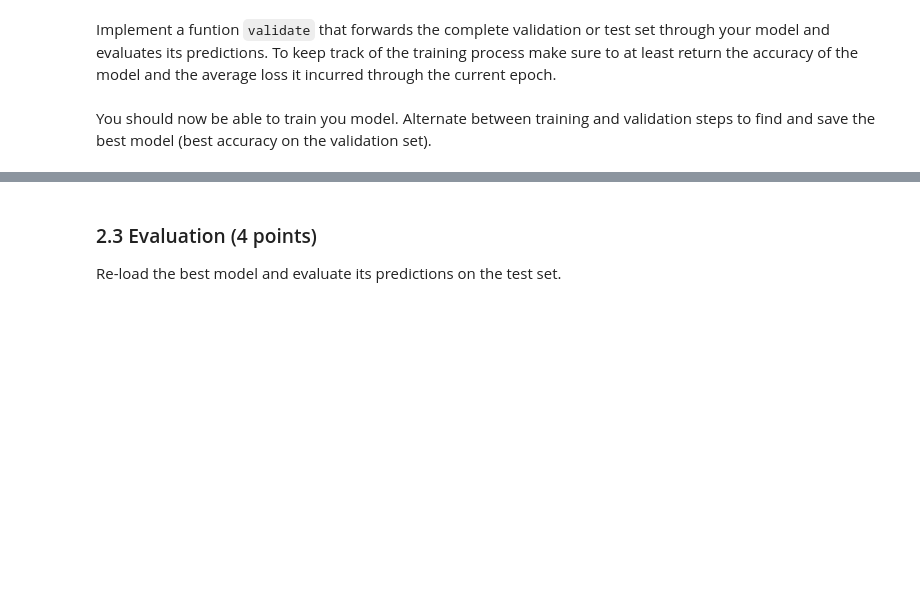
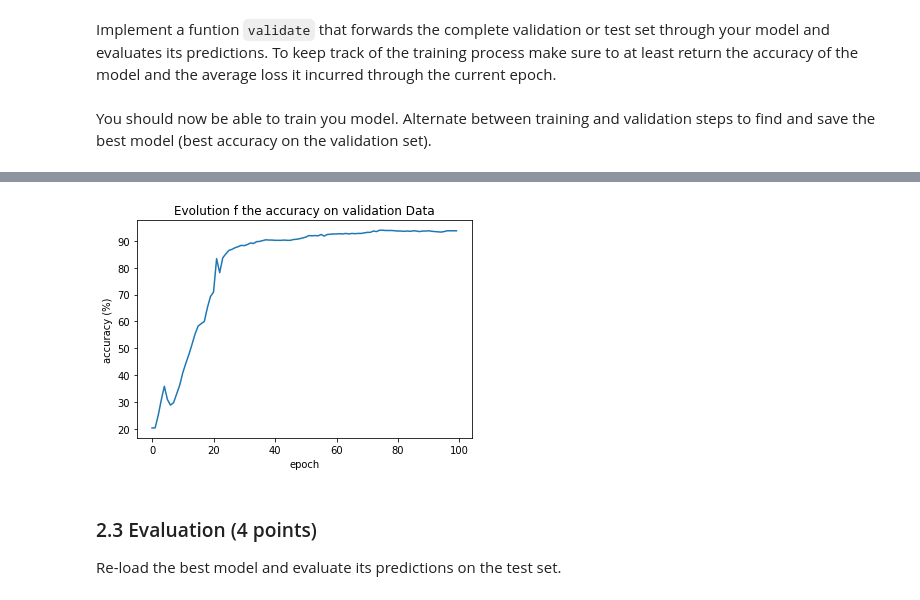
Before and after one commit to rinoago/iapr, a Jupyter notebook: labs/lab_03_classification.ipynb, the cells around one changed output, grey strips where cells are left out. Cells and saved outputs as stored; diff of their text form; code cells hidden in the pictures; blank space fills up the shorter version.

```diff
--- a/labs/lab_03_classification.ipynb
+++ b/labs/lab_03_classification.ipynb
@@ -491,6 +503,6 @@ optimizer = ### YOUR CODE
 # %%
 # Set the loss
-criterion = ### YOUR CODE
+criterion = nn.CrossEntropyLoss()
 # %% [markdown]
 Implement a function that takes as input the model's output and the corresponding labels and returns the perçentage of correct predictions.
 # %%
@@ -499,7 +511,17 @@ def accuracy(outputs, labels):
     Computes the accuracy of predictions based on the model outputs (NxK: N samples, K classes)
     and the labels (N: N samples).
     """
-    ### YOUR CODE
+
+    pred = outputs.argmax(dim=1)
+
+
+    # compare the 2 tensor
+    equal_elements = torch.eq(pred,labels)
+
+    # calculer le pourcentage de ressemblance
+    percentage_similarity = torch.mean(equal_elements.float()) * 100
+    #print(percentage_similarity)
+    return percentage_similarity
 # %% [markdown]
 Implement a funtion `train` that forwards the complete training set through your model (= 1 epoch) and updates its parameters after each forward pass. To keep track of the training process make sure to at least return the accuracy of the model and the average loss it incurred through the current epoch.
 # %%
@@ -596,0 +612,23 @@ for epoch in range(epochs):
+# %%
+# Main loop
+epochs = 100
+best_acc = 1
+model_savepath = '../data/'
+
+acc_evolution =[]
+
+for epoch in range(epochs):
+    # Train
+    tr_acc, tr_full_outputs, tr_full_labels, tr_losses = train(model,optimizer,criterion,train_loader)
+
+    # Evaluate
+    v_acc, v_full_outputs, v_full_labels, v_losses, v_full_paths = validate(model,criterion,val_loader)
+
+    acc_evolution.append(v_acc)
+
+    # Save the model
+    if v_acc > best_acc:
+        torch.save(model.state_dict(),os.path.join(model_savepath,'weight.pt'))
+        best_acc=v_acc
+
+    print(f"Accuracy = {v_acc:.2f}")
@@ -597,3 +653,13 @@ for epoch in range(epochs):
+# %%
+plt.plot(acc_evolution)
+plt.title('Evolution f the accuracy on validation Data')
+plt.xlabel('epoch')
+plt.ylabel('accuracy (%)')
+
+# Afficher le graphique
+plt.show()
+# %% [output]
+[figure, added]
 # %% [markdown]
 ### 2.3 Evaluation (4 points)
 Re-load the best model and evaluate its predictions on the test set.
```
Also changed, not shown: parts of 11 cells of this notebook.
